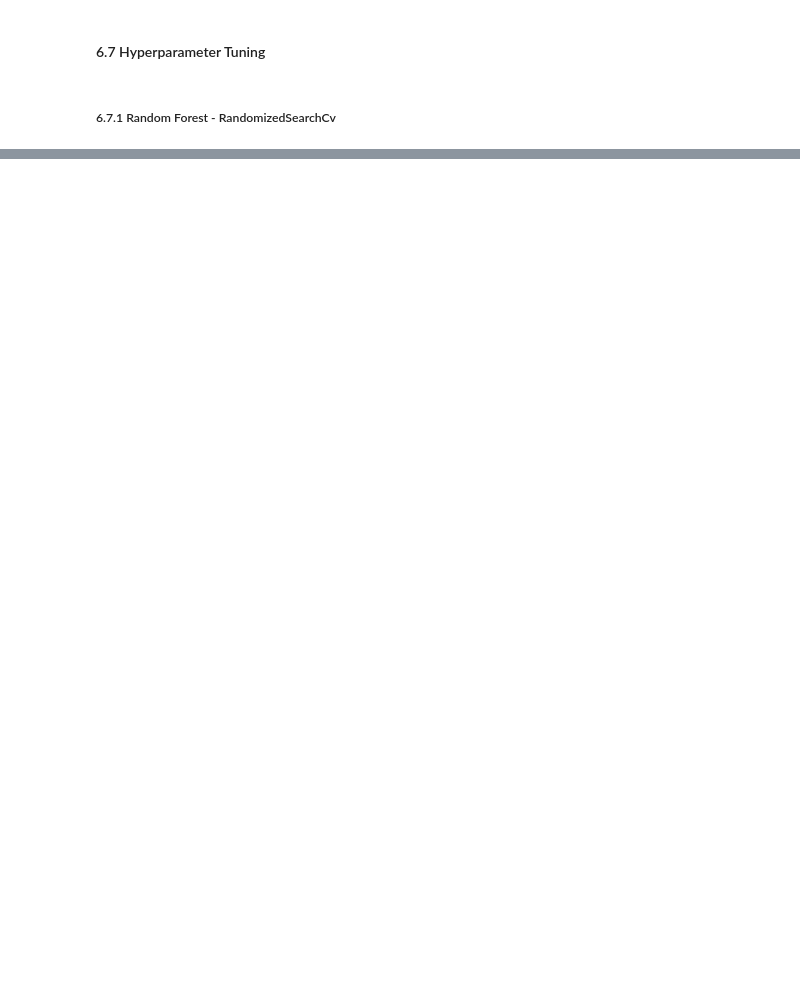
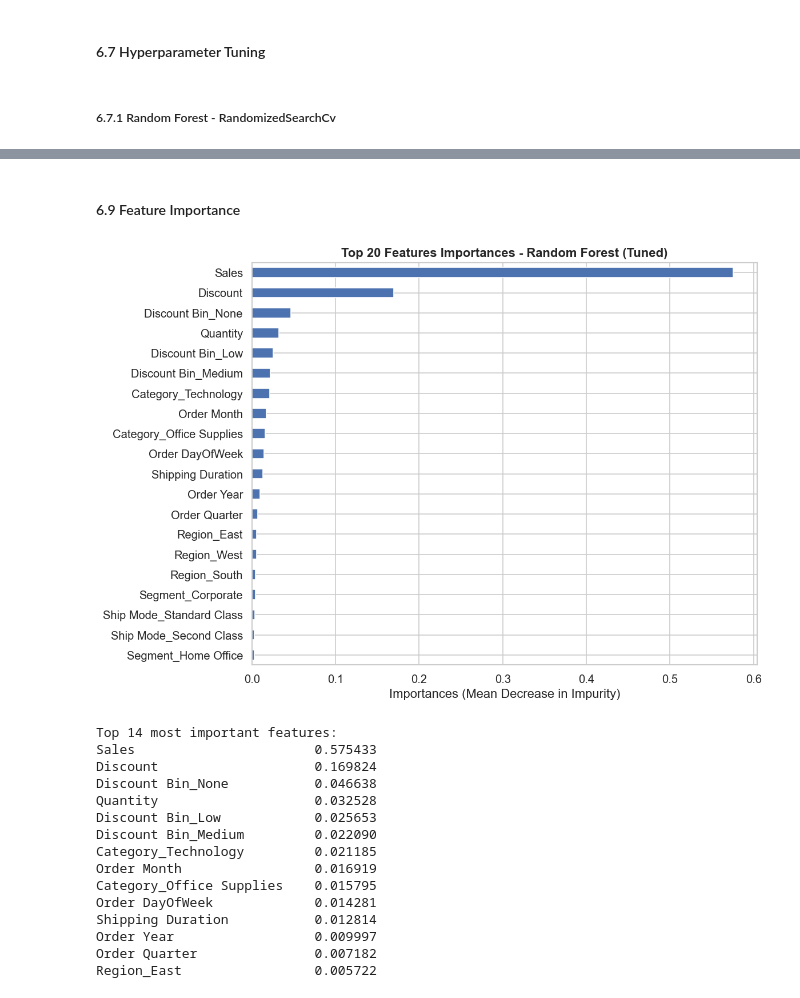
Before and after one commit to raymakoko/superstore_data_set-_analyzer, a Jupyter notebook: notebook/superstore.ipynb, the cells around one changed output, grey strips where cells are left out. Drawn from its saved outputs; the diff is of its cells as text; code cells hidden in the pictures; blank space fills up the shorter version.

```diff
--- a/notebook/superstore.ipynb
+++ b/notebook/superstore.ipynb
@@ -561,3 +567,27 @@ gb_results  = evaluate_model(
 #### 6.7 Hyperparameter Tuning
 # %% [markdown]
 ##### 6.7.1 Random Forest - RandomizedSearchCv
+# %%
+rf_param_dist ={
+    "n_estimators":[100, 200, 300],
+    "max_depth":[None, 10, 20, 30],
+    "min_samples_split":[2, 5, 10],
+    "min_samples_leaf":[1, 2, 4],
+    "max_features":["sqrt", "log2", 0.5],
+}
+rf_search = RandomizedSearchCV(
+    RandomForestRegressor(random_state=RANDOM_STATE, n_jobs=-1),
+    param_distributions=rf_param_dist,
+    n_iter= 30,  #number of parameter combinations to try
+    scoring="neg_root_mean_squared_error",
+    random_state=RANDOM_STATE,
+    n_jobs=-1,
+    verbose= 1
+)
+
+rf_search.fit(X_train, y_train)
+print(f"\nBest RF params: {rf_search.best_params_}")
+
+rf_best = rf_search.best_estimator_
+rf_tuned_results = evaluate_model(
+    "Random Forest (tuned)", rf_best, X_train, y_train, X_test, y_test)
@@ -563,0 +667,40 @@ gb_results  = evaluate_model(
+# %% [markdown]
+#### 6.9 Feature Importance
+# %%
+# use the best model between  rf_best and gb_best (whichever had lowest RMSE)
+best_model = rf_best
+best_name = "Random Forest (Tuned)"
+
+importances = pd.Series(best_model.feature_importances_, index =FEATURES)
+importances = importances.sort_values(ascending=True)
+
+# Plot top 20
+top20  = importances.tail(20)
+
+fig, ax = plt.subplots(figsize=(10,7))
+top20.plot(kind="barh", ax=ax, edgecolor="white", color="#4c72b0")
+ax.set_title(f"Top 20 Features Importances - {best_name}", fontweight="bold")
+ax.set_xlabel("Importances (Mean Decrease in Impurity)")
+plt.tight_layout()
+plt.savefig("../reports/fig10_features_importance.png", bbox_inches="tight")
+plt.show()
+
+print("\nTop 14 most important features:")
+print(importances.tail(14).sort_values(ascending=False).to_string())
+# %% [output]
+[figure, added]
+Top 14 most important features:
+Sales                       0.575433
+Discount                    0.169824
+Discount Bin_None           0.046638
+Quantity                    0.032528
+Discount Bin_Low            0.025653
+Discount Bin_Medium         0.022090
+Category_Technology         0.021185
+Order Month                 0.016919
+Category_Office Supplies    0.015795
+Order DayOfWeek             0.014281
+Shipping Duration           0.012814
+Order Year                  0.009997
+Order Quarter               0.007182
+Region_East                 0.005722
```
Also changed, not shown: parts of 17 cells of this notebook, 11 other files.
